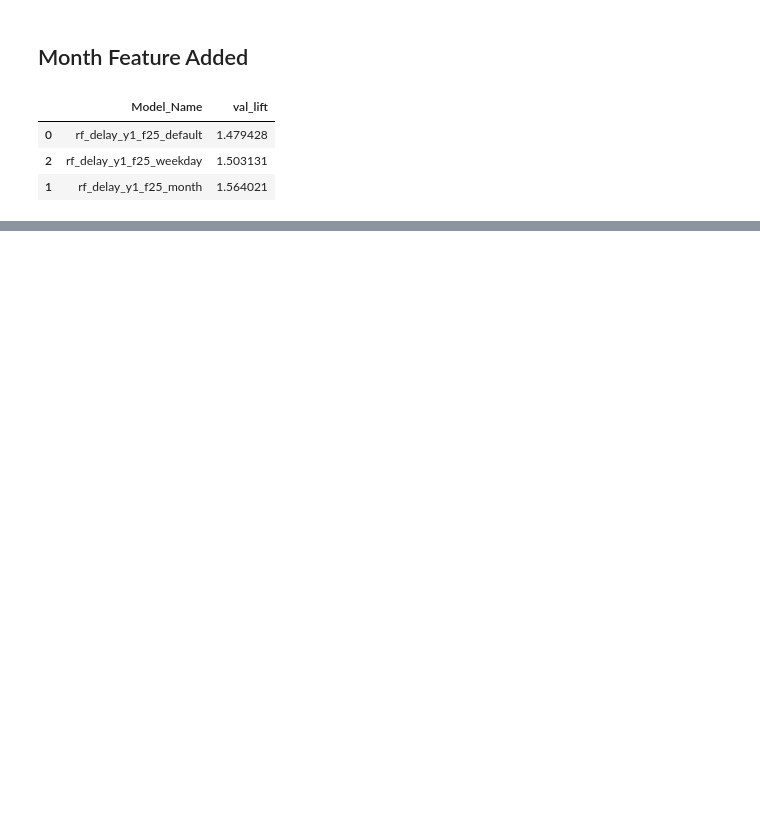
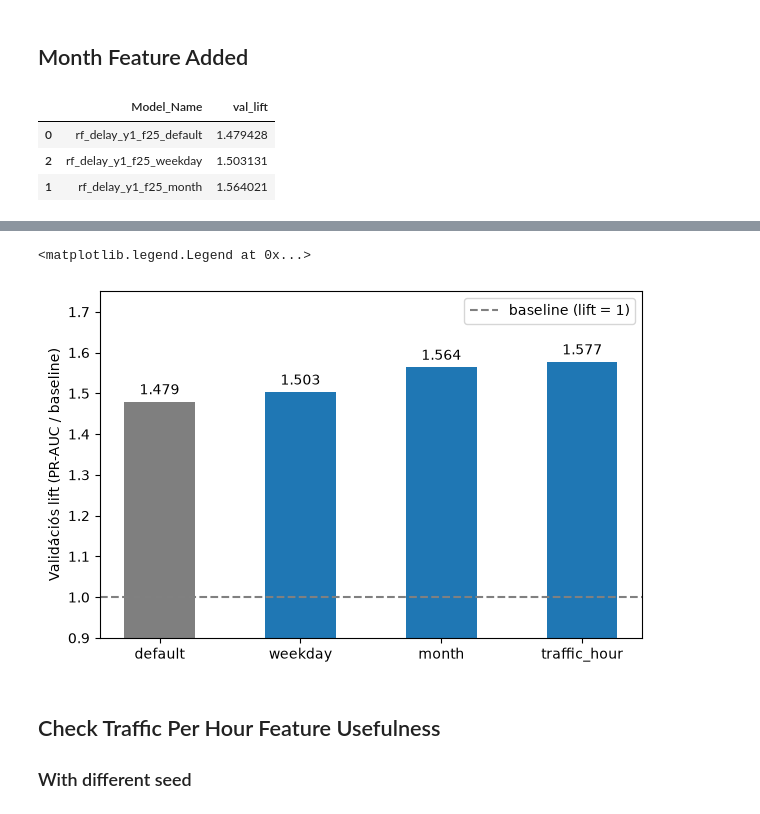
Before and after one commit to lakiiibalint/flight-delay-prediction-lakehouse, a Jupyter notebook: ml/results.ipynb, the cells around one changed output, grey strips where cells are left out. Saved outputs shown, nothing was run; the diff lists cells and outputs as text; code cells hidden in the pictures; blank space fills up the shorter version.

```diff
--- a/ml/results.ipynb
+++ b/ml/results.ipynb
@@ -163,0 +170,10 @@ fig.savefig(out, dpi=200, bbox_inches="tight")
+# %%
+df = get_client().query_df(
+    "SELECT Model_Name, val_lift FROM experiment_results "
+    "WHERE Model_Name IN ('rf_delay_y1_f25_default', 'rf_delay_y1_f25_weekday', 'rf_delay_y1_f25_month', 'rf_delay_y1_f25_traffic_hour') "
+    "ORDER BY Model_Name"
+)
+# %%
+df = df.sort_values("val_lift")
+
+df.head()
@@ -163,0 +186,16 @@ fig.savefig(out, dpi=200, bbox_inches="tight")
+# %%
+df["label"] = df["Model_Name"].str.replace("rf_delay_y1_f25_", "", regex=False)
+
+fig, ax = plt.subplots(figsize=(7, 4.5))
+
+bars = plt.bar(df["label"], df["val_lift"], color=["tab:gray"] + ["tab:blue"] * (len(df) - 1), width=0.5)
+ax.bar_label(bars, fmt="%.3f", padding=3)
+
+ax.axhline(1.0, linestyle="--", color="gray", label="baseline (lift = 1)")
+
+ax.set_ylim(0.9, 1.75)
+ax.set_ylabel("Validációs lift (PR-AUC / baseline)")
+ax.legend()
+# %% [output]
+<matplotlib.legend.Legend at 0x...>
+[figure, added]
@@ -163,0 +206,3 @@ fig.savefig(out, dpi=200, bbox_inches="tight")
+# %% [markdown]
+## Check Traffic Per Hour Feature Usefulness
+### With different seed
```
Also changed, not shown: parts of 9 cells of this notebook, 7 other files.
